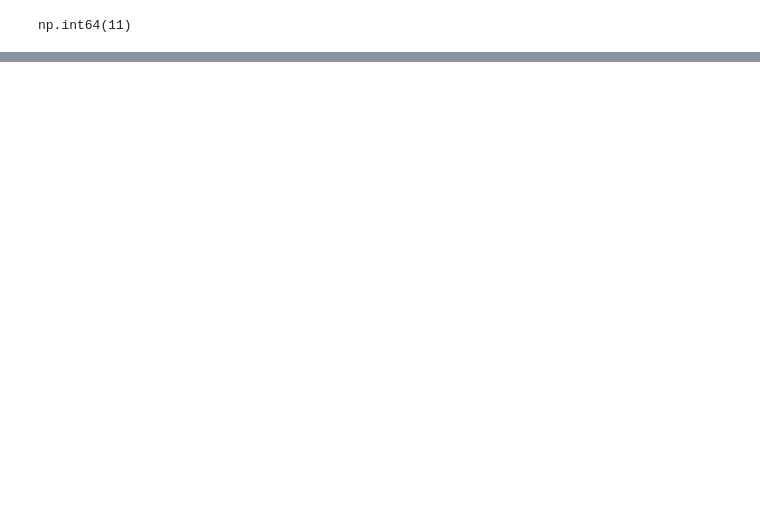
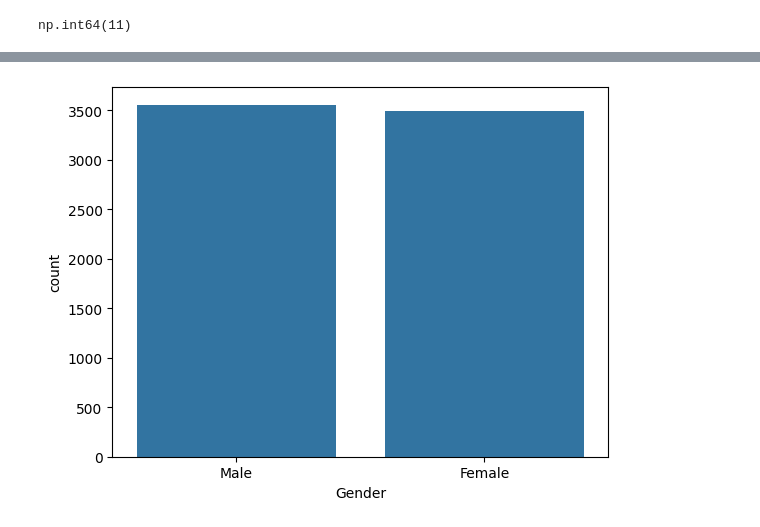
Before and after one commit to puruasthana20/apexplanet-data-analytics, a Jupyter notebook: notebooks/task1_eda.ipynb, the cells around one changed output, grey strips where cells are left out. Cells and saved outputs as stored; diff of their text form; code cells hidden in the pictures; blank space fills up the shorter version.

```diff
--- a/notebooks/task1_eda.ipynb
+++ b/notebooks/task1_eda.ipynb
@@ -185,0 +188,5 @@ df["Total_Charges"] = df["Total_Charges"].fillna(
+# %%
+sns.countplot(x="Gender", data=df)
+plt.show()
+# %% [output]
+[figure, added]
```
Also changed, not shown: parts of 9 cells of this notebook, 8 other files.
